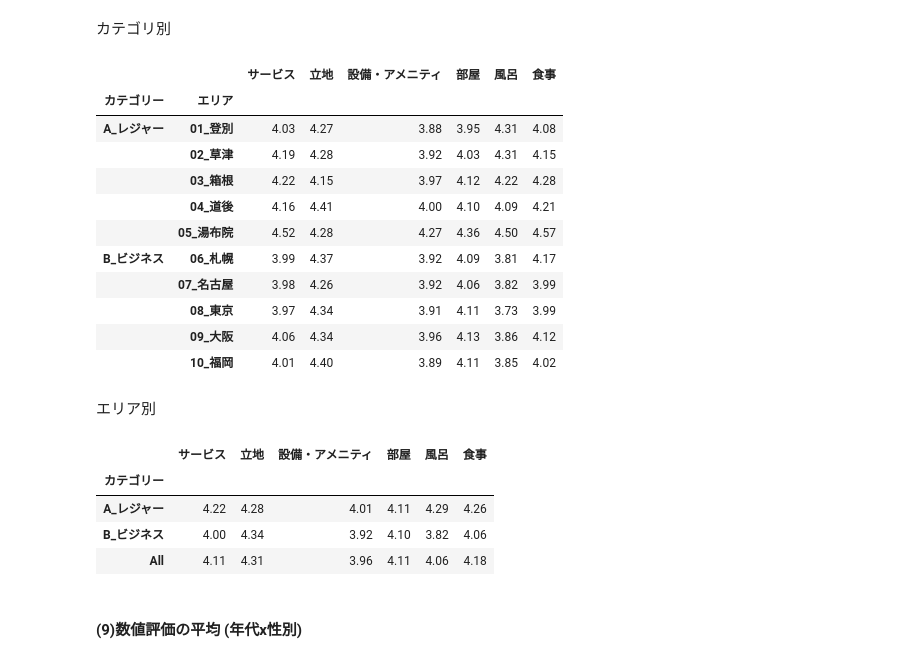
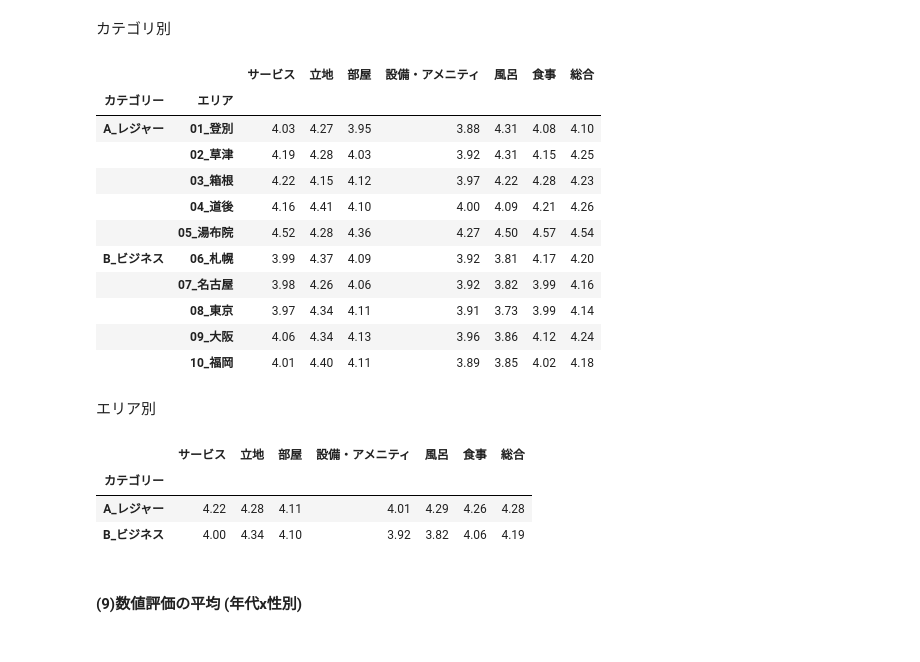
Before and after one commit to haradatm/lecture-gssm2023, a Jupyter notebook: notebooks/day-2-2.ipynb, the cells around one changed output. Saved outputs shown, nothing was run; the diff lists cells and outputs as text; code cells hidden in the pictures.

```diff
--- a/notebooks/day-2-2.ipynb
+++ b/notebooks/day-2-2.ipynb
@@ -372,32 +374,31 @@ plt.show()
 # %% [markdown]
 カテゴリ別
 # %%
-pivot_df = df.pivot_table(index=['カテゴリー','エリア'], values=['サービス','立地','部屋','設備・アメニティ','風呂','食事'], margins=False, aggfunc='mean')
-display(pivot_df.style.format('{:.2f}').background_gradient(axis=None))
+pivot_df = df.pivot_table(index=['カテゴリー','エリア'], values=['サービス','立地','部屋','設備・アメニティ','風呂','食事','総合'], margins=False, aggfunc='mean', dropna=True)
+display(pivot_df.loc[:,['サービス','立地','部屋','設備・アメニティ','風呂','食事','総合']].style.format('{:.2f}').background_gradient(axis=None))
 # %% [output]
-|  |  | サービス | 立地 | 設備・アメニティ | 部屋 | 風呂 | 食事 |
-| カテゴリー | エリア |  |  |  |  |  |  |
-| A_レジャー | 01_登別 | 4.03 | 4.27 | 3.88 | 3.95 | 4.31 | 4.08 |
-|  | 02_草津 | 4.19 | 4.28 | 3.92 | 4.03 | 4.31 | 4.15 |
-|  | 03_箱根 | 4.22 | 4.15 | 3.97 | 4.12 | 4.22 | 4.28 |
-|  | 04_道後 | 4.16 | 4.41 | 4.00 | 4.10 | 4.09 | 4.21 |
-|  | 05_湯布院 | 4.52 | 4.28 | 4.27 | 4.36 | 4.50 | 4.57 |
-| B_ビジネス | 06_札幌 | 3.99 | 4.37 | 3.92 | 4.09 | 3.81 | 4.17 |
-|  | 07_名古屋 | 3.98 | 4.26 | 3.92 | 4.06 | 3.82 | 3.99 |
-|  | 08_東京 | 3.97 | 4.34 | 3.91 | 4.11 | 3.73 | 3.99 |
-|  | 09_大阪 | 4.06 | 4.34 | 3.96 | 4.13 | 3.86 | 4.12 |
-|  | 10_福岡 | 4.01 | 4.40 | 3.89 | 4.11 | 3.85 | 4.02 |
+|  |  | サービス | 立地 | 部屋 | 設備・アメニティ | 風呂 | 食事 | 総合 |
+| カテゴリー | エリア |  |  |  |  |  |  |  |
+| A_レジャー | 01_登別 | 4.03 | 4.27 | 3.95 | 3.88 | 4.31 | 4.08 | 4.10 |
+|  | 02_草津 | 4.19 | 4.28 | 4.03 | 3.92 | 4.31 | 4.15 | 4.25 |
+|  | 03_箱根 | 4.22 | 4.15 | 4.12 | 3.97 | 4.22 | 4.28 | 4.23 |
+|  | 04_道後 | 4.16 | 4.41 | 4.10 | 4.00 | 4.09 | 4.21 | 4.26 |
+|  | 05_湯布院 | 4.52 | 4.28 | 4.36 | 4.27 | 4.50 | 4.57 | 4.54 |
+| B_ビジネス | 06_札幌 | 3.99 | 4.37 | 4.09 | 3.92 | 3.81 | 4.17 | 4.20 |
+|  | 07_名古屋 | 3.98 | 4.26 | 4.06 | 3.92 | 3.82 | 3.99 | 4.16 |
+|  | 08_東京 | 3.97 | 4.34 | 4.11 | 3.91 | 3.73 | 3.99 | 4.14 |
+|  | 09_大阪 | 4.06 | 4.34 | 4.13 | 3.96 | 3.86 | 4.12 | 4.24 |
+|  | 10_福岡 | 4.01 | 4.40 | 4.11 | 3.89 | 3.85 | 4.02 | 4.18 |
 # %% [markdown]
 エリア別
 # %%
-pivot_df = df.pivot_table(index=['カテゴリー'], values=['サービス','立地','部屋','設備・アメニティ','風呂','食事'], margins=True, aggfunc='mean', dropna=False)
-display(pivot_df.style.format('{:.2f}').background_gradient(axis=None))
+pivot_df = df.pivot_table(index=['カテゴリー'], values=['サービス','立地','部屋','設備・アメニティ','風呂','食事','総合'], margins=False, aggfunc='mean', dropna=True)
+display(pivot_df.loc[:,['サービス','立地','部屋','設備・アメニティ','風呂','食事','総合']].style.format('{:.2f}').background_gradient(axis=None))
 # %% [output]
-|  | サービス | 立地 | 設備・アメニティ | 部屋 | 風呂 | 食事 |
-| カテゴリー |  |  |  |  |  |  |
-| A_レジャー | 4.22 | 4.28 | 4.01 | 4.11 | 4.29 | 4.26 |
-| B_ビジネス | 4.00 | 4.34 | 3.92 | 4.10 | 3.82 | 4.06 |
-| All | 4.11 | 4.31 | 3.96 | 4.11 | 4.06 | 4.18 |
+|  | サービス | 立地 | 部屋 | 設備・アメニティ | 風呂 | 食事 | 総合 |
+| カテゴリー |  |  |  |  |  |  |  |
+| A_レジャー | 4.22 | 4.28 | 4.11 | 4.01 | 4.29 | 4.26 | 4.28 |
+| B_ビジネス | 4.00 | 4.34 | 4.10 | 3.92 | 3.82 | 4.06 | 4.19 |
 # %% [markdown]
 #### (9)数値評価の平均 (年代x性別)
 # %% [markdown]
```
Also changed, not shown: parts of 15 cells of this notebook, 1 other file.
